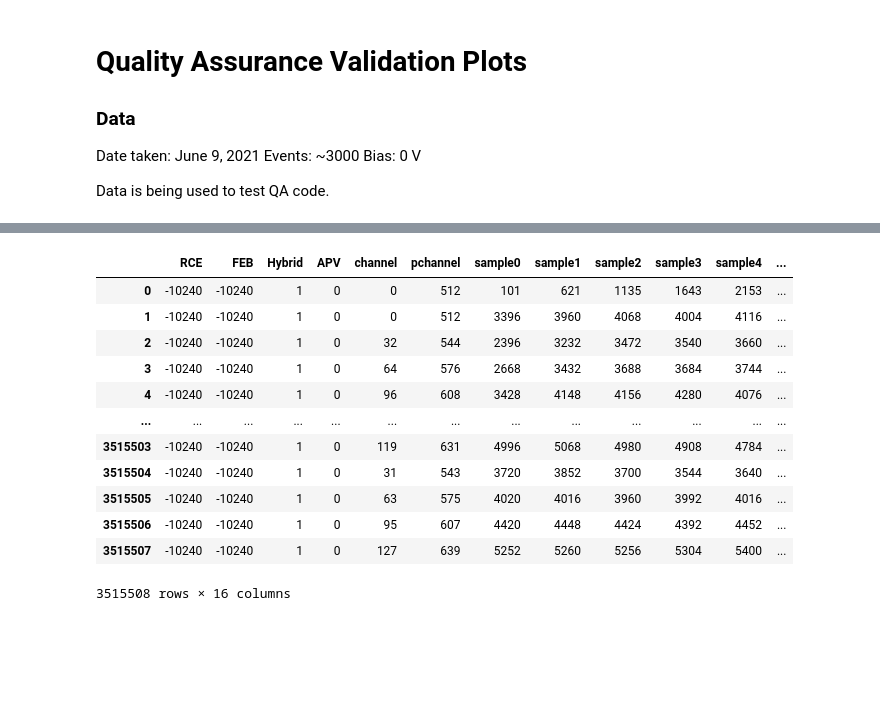
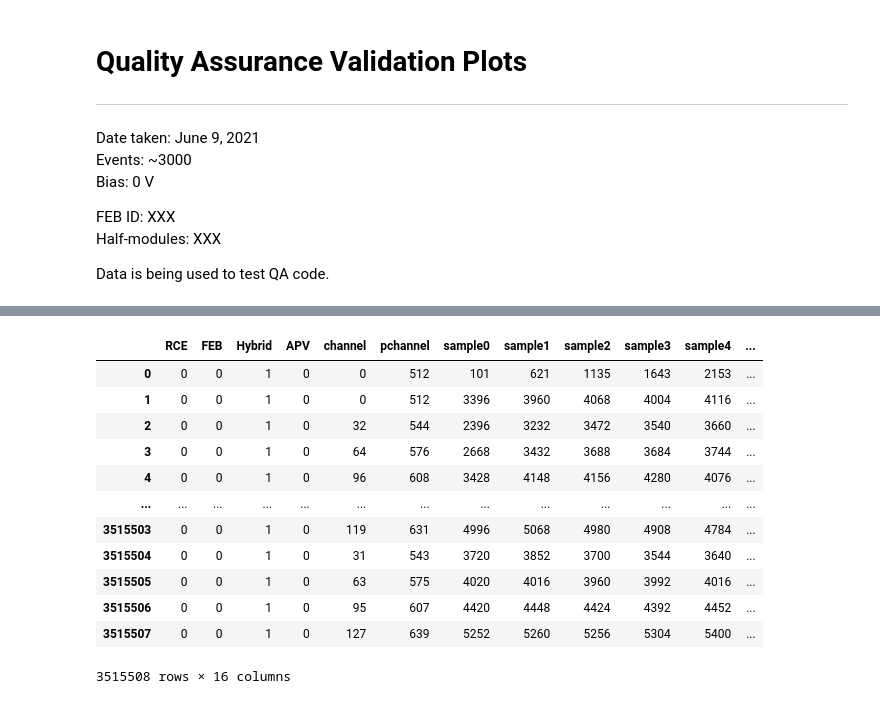
Before and after one commit to omar-moreno/hps-notebooks, a Jupyter notebook: svt_qa/2021/20210610_qa_validation_00.ipynb, the cells around one changed output, grey strips where cells are left out. Drawn from its saved outputs; the diff is of its cells as text; code cells hidden in the pictures; blank space fills up the shorter version.

```diff
--- a/svt_qa/2021/20210610_qa_validation_00.ipynb
+++ b/svt_qa/2021/20210610_qa_validation_00.ipynb
@@ -1,10 +1,13 @@
 # %% [markdown]
 # Quality Assurance Validation Plots
+---
 
-### Data
-Date taken: June 9, 2021
-Events: ~3000
-Bias: 0 V
+Date taken: June 9, 2021<br/>
+Events: ~3000<br/>
+Bias: 0 V<br/>
+
+FEB ID: XXX<br/>
+Half-modules: XXX<br/>
 
 Data is being used to test QA code.
 # %%
@@ -28,20 +33,20 @@ IPython.OutputArea.prototype._should_scroll = function(lines) {
 # %% [output]
 [interactive output not drawn]
 # %%
-df = pd.read_csv('')
+df = pd.read_csv('feb_data.csv')
 df
 # %% [output]
 |  | RCE | FEB | Hybrid | APV | channel | pchannel | sample0 | sample1 | sample2 | sample3 | sample4 | ... |
-| 0 | -10240 | -10240 | 1 | 0 | 0 | 512 | 101 | 621 | 1135 | 1643 | 2153 | ... |
-| 1 | -10240 | -10240 | 1 | 0 | 0 | 512 | 3396 | 3960 | 4068 | 4004 | 4116 | ... |
-| 2 | -10240 | -10240 | 1 | 0 | 32 | 544 | 2396 | 3232 | 3472 | 3540 | 3660 | ... |
-| 3 | -10240 | -10240 | 1 | 0 | 64 | 576 | 2668 | 3432 | 3688 | 3684 | 3744 | ... |
-| 4 | -10240 | -10240 | 1 | 0 | 96 | 608 | 3428 | 4148 | 4156 | 4280 | 4076 | ... |
+| 0 | 0 | 0 | 1 | 0 | 0 | 512 | 101 | 621 | 1135 | 1643 | 2153 | ... |
+| 1 | 0 | 0 | 1 | 0 | 0 | 512 | 3396 | 3960 | 4068 | 4004 | 4116 | ... |
+| 2 | 0 | 0 | 1 | 0 | 32 | 544 | 2396 | 3232 | 3472 | 3540 | 3660 | ... |
+| 3 | 0 | 0 | 1 | 0 | 64 | 576 | 2668 | 3432 | 3688 | 3684 | 3744 | ... |
+| 4 | 0 | 0 | 1 | 0 | 96 | 608 | 3428 | 4148 | 4156 | 4280 | 4076 | ... |
 | ... | ... | ... | ... | ... | ... | ... | ... | ... | ... | ... | ... | ... |
-| 3515503 | -10240 | -10240 | 1 | 0 | 119 | 631 | 4996 | 5068 | 4980 | 4908 | 4784 | ... |
-| 3515504 | -10240 | -10240 | 1 | 0 | 31 | 543 | 3720 | 3852 | 3700 | 3544 | 3640 | ... |
-| 3515505 | -10240 | -10240 | 1 | 0 | 63 | 575 | 4020 | 4016 | 3960 | 3992 | 4016 | ... |
-| 3515506 | -10240 | -10240 | 1 | 0 | 95 | 607 | 4420 | 4448 | 4424 | 4392 | 4452 | ... |
-| 3515507 | -10240 | -10240 | 1 | 0 | 127 | 639 | 5252 | 5260 | 5256 | 5304 | 5400 | ... |
+| 3515503 | 0 | 0 | 1 | 0 | 119 | 631 | 4996 | 5068 | 4980 | 4908 | 4784 | ... |
+| 3515504 | 0 | 0 | 1 | 0 | 31 | 543 | 3720 | 3852 | 3700 | 3544 | 3640 | ... |
+| 3515505 | 0 | 0 | 1 | 0 | 63 | 575 | 4020 | 4016 | 3960 | 3992 | 4016 | ... |
+| 3515506 | 0 | 0 | 1 | 0 | 95 | 607 | 4420 | 4448 | 4424 | 4392 | 4452 | ... |
+| 3515507 | 0 | 0 | 1 | 0 | 127 | 639 | 5252 | 5260 | 5256 | 5304 | 5400 | ... |
 3515508 rows × 16 columns
 # %%
```
Also changed, not shown: parts of 7 cells of this notebook.
